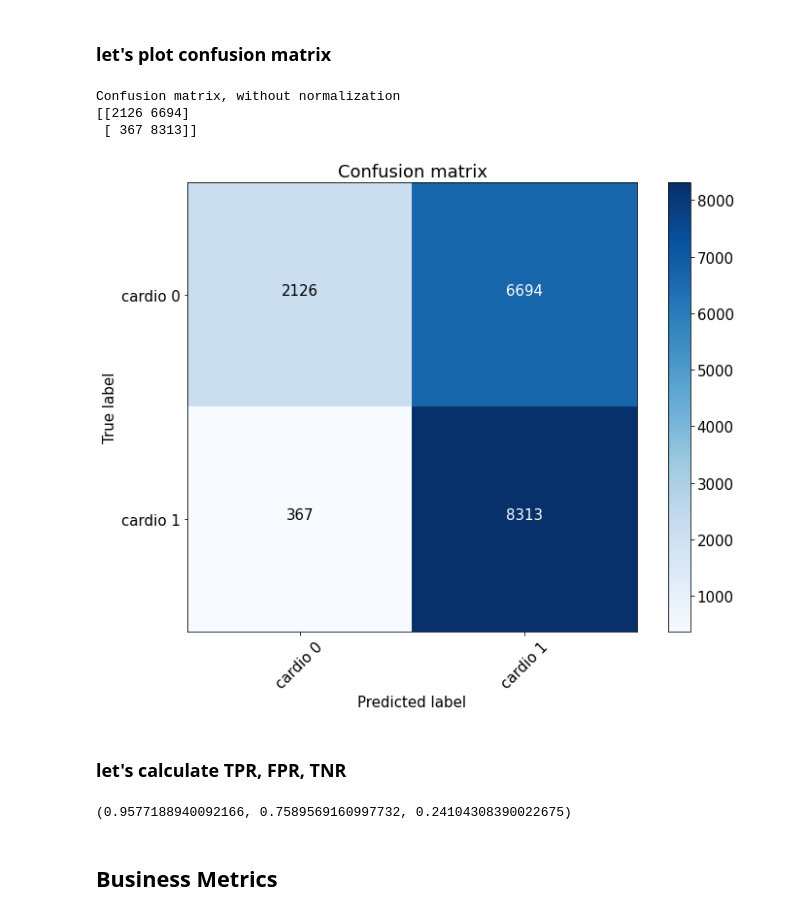
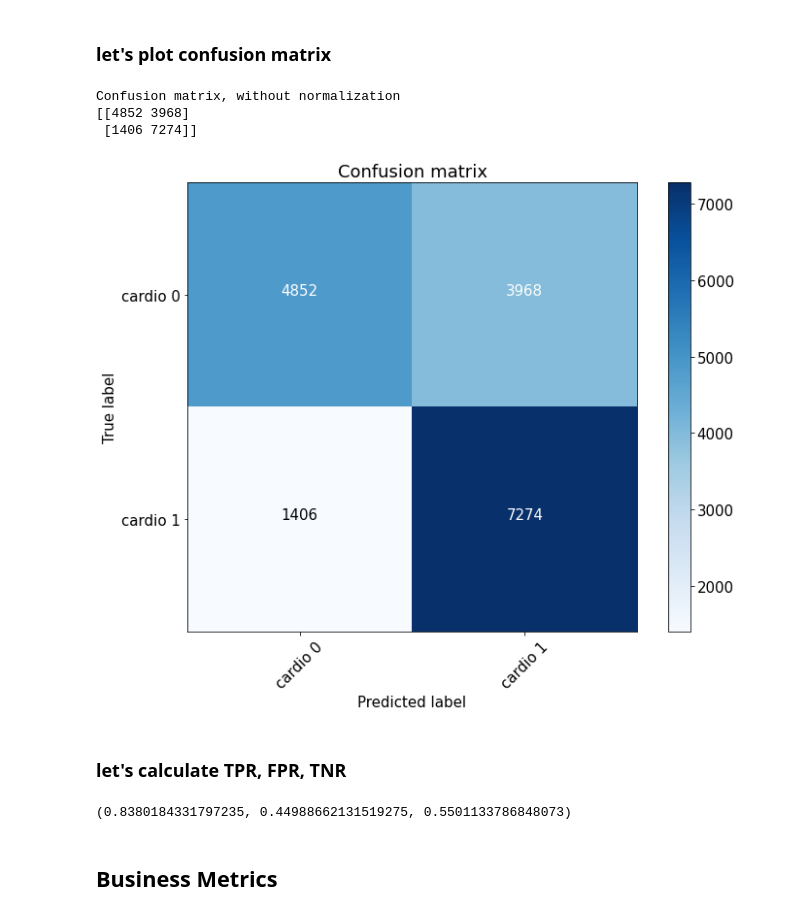
Before and after one commit to ME-27/ML_in_Business_Geekbrains_course, a Jupyter notebook: lesson_3_business_metrics/Identification_of_Cardio_Problems_FeatureUnion_Application.ipynb, the cells around one changed output. Cells and saved outputs as stored; diff of their text form; code cells hidden in the pictures.

```diff
--- a/lesson_3_business_metrics/Identification_of_Cardio_Problems_FeatureUnion_Application.ipynb
+++ b/lesson_3_business_metrics/Identification_of_Cardio_Problems_FeatureUnion_Application.ipynb
@@ -277,21 +277,21 @@ def plot_confusion_matrix(cm, classes,
 # %%
 font = {'size' : 15}
 
 plt.rc('font', **font)
 
-business_threshold = 0.65  # 'business_threshold' can be tuned to impove business metrics
+business_threshold = 1  # 'business_threshold' can be tuned to impove business metrics
 
 cnf_matrix = confusion_matrix(y_test, y_score > thresholds[ix]*business_threshold)  # !!!
 plt.figure(figsize=(10, 8))
 plot_confusion_matrix(cnf_matrix, classes=['cardio 0', 'cardio 1'],
                       title='Confusion matrix')
 # plt.savefig("conf_matrix.png")
 plt.show()
 # %% [output]
 Confusion matrix, without normalization
-[[2126 6694]
- [ 367 8313]]
+[[4852 3968]
+ [1406 7274]]
-[figure, old version]
+[figure, new version]
 # %% [markdown]
 ### let's calculate TPR, FPR, TNR
 # %%
@@ -302,7 +302,7 @@ FPR = FP/(FP+TN)
 TNR = TN/(FP+TN)
 TPR, FPR, TNR
 # %% [output]
-(0.9577188940092166, 0.7589569160997732, 0.24104308390022675)
+(0.8380184331797235, 0.44988662131519275, 0.5501133786848073)
 # %% [markdown]
 ## Business Metrics
 # %% [markdown]
```
